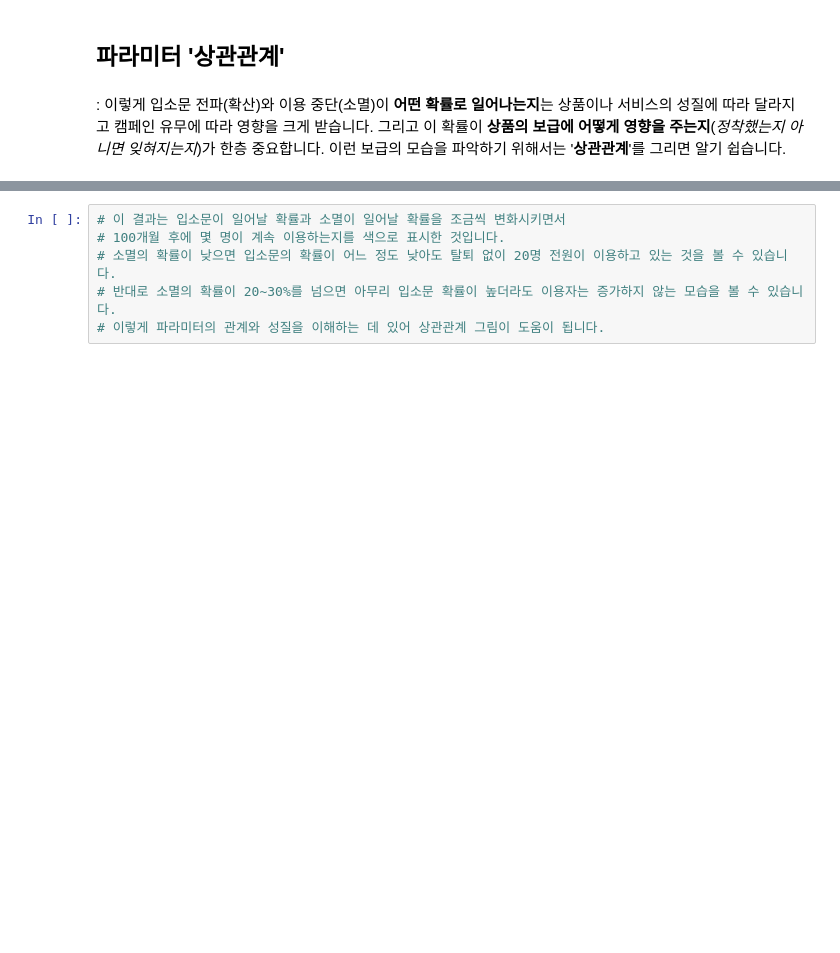
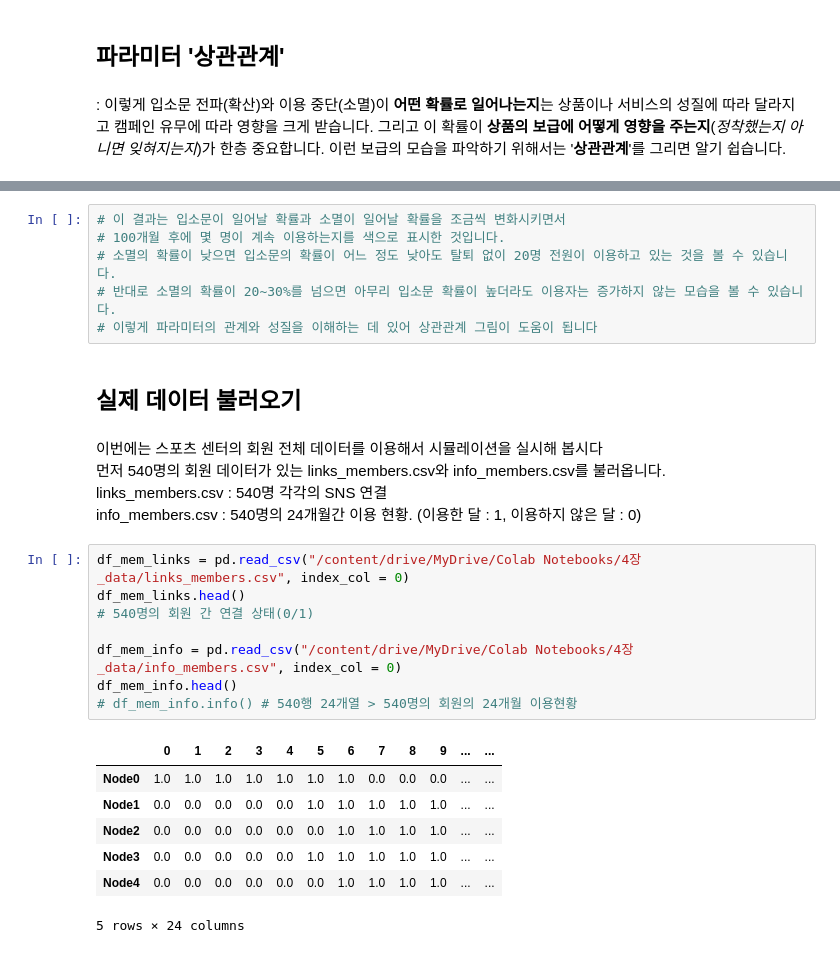
Before and after one commit to gmlwlswls/study_DataTechniques, a Jupyter notebook: 04. Numerical Simulation/Simulation.ipynb, the cells around one changed output, grey strips where cells are left out. Cells and saved outputs as stored; diff of their text form; blank space fills up the shorter version.

```diff
--- a/04. Numerical Simulation/Simulation.ipynb
+++ b/04. Numerical Simulation/Simulation.ipynb
@@ -489,4 +484,27 @@ plt.show()
 # 100개월 후에 몇 명이 계속 이용하는지를 색으로 표시한 것입니다.
 # 소멸의 확률이 낮으면 입소문의 확률이 어느 정도 낮아도 탈퇴 없이 20명 전원이 이용하고 있는 것을 볼 수 있습니다.
 # 반대로 소멸의 확률이 20~30%를 넘으면 아무리 입소문 확률이 높더라도 이용자는 증가하지 않는 모습을 볼 수 있습니다.
-# 이렇게 파라미터의 관계와 성질을 이해하는 데 있어 상관관계 그림이 도움이 됩니다.
+# 이렇게 파라미터의 관계와 성질을 이해하는 데 있어 상관관계 그림이 도움이 됩니다
+# %% [markdown]
+##  실제 데이터 불러오기
+# %% [markdown]
+이번에는 스포츠 센터의 회원 전체 데이터를 이용해서 시뮬레이션을 실시해 봅시다
+먼저 540명의 회원 데이터가 있는 links_members.csv와 info_members.csv를 불러옵니다.
+links_members.csv : 540명 각각의 SNS 연결
+info_members.csv : 540명의 24개월간 이용 현황. (이용한 달 : 1, 이용하지 않은 달 : 0)
+# %%
+df_mem_links = pd.read_csv("/content/drive/MyDrive/Colab Notebooks/4장_data/links_members.csv", index_col = 0)
+df_mem_links.head()
+# 540명의 회원 간 연결 상태(0/1)
+
+df_mem_info = pd.read_csv("/content/drive/MyDrive/Colab Notebooks/4장_data/info_members.csv", index_col = 0)
+df_mem_info.head()
+# df_mem_info.info() # 540행 24개열 > 540명의 회원의 24개월 이용현황
+# %% [output]
+|  | 0 | 1 | 2 | 3 | 4 | 5 | 6 | 7 | 8 | 9 | ... | ... |
+| Node0 | 1.0 | 1.0 | 1.0 | 1.0 | 1.0 | 1.0 | 1.0 | 0.0 | 0.0 | 0.0 | ... | ... |
+| Node1 | 0.0 | 0.0 | 0.0 | 0.0 | 0.0 | 1.0 | 1.0 | 1.0 | 1.0 | 1.0 | ... | ... |
+| Node2 | 0.0 | 0.0 | 0.0 | 0.0 | 0.0 | 0.0 | 1.0 | 1.0 | 1.0 | 1.0 | ... | ... |
+| Node3 | 0.0 | 0.0 | 0.0 | 0.0 | 0.0 | 1.0 | 1.0 | 1.0 | 1.0 | 1.0 | ... | ... |
+| Node4 | 0.0 | 0.0 | 0.0 | 0.0 | 0.0 | 0.0 | 1.0 | 1.0 | 1.0 | 1.0 | ... | ... |
+5 rows × 24 columns
```
Also changed, not shown: parts of 25 cells of this notebook.
